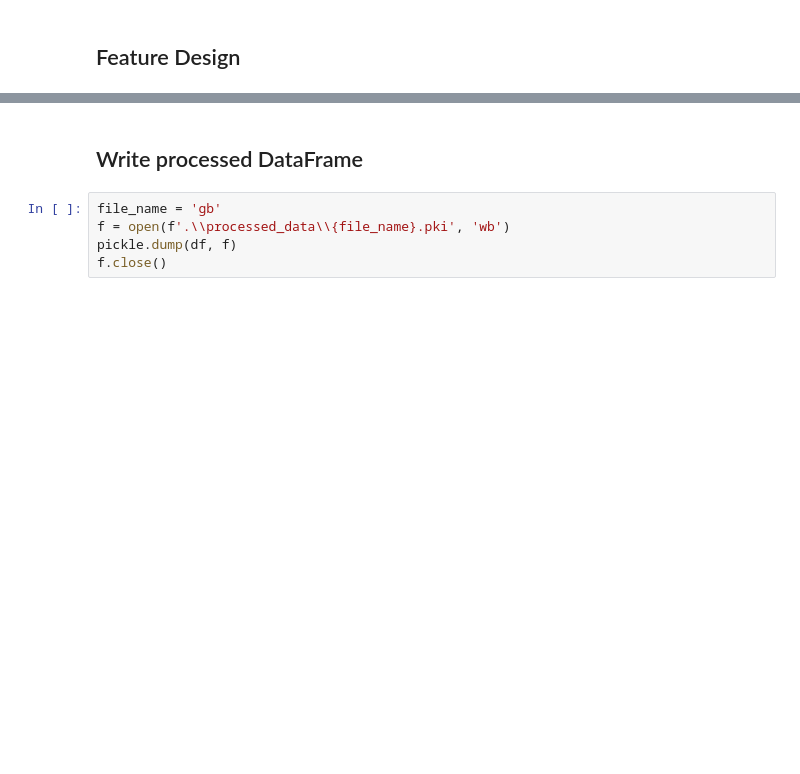
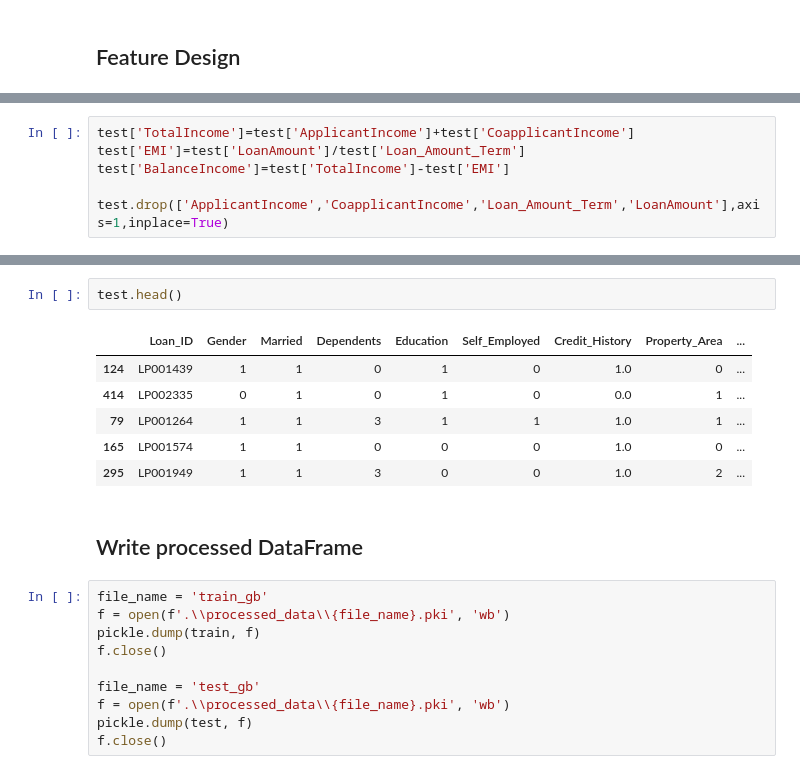
Before and after one commit to gabrieliUNC/ML-Loan-Prediction, a Jupyter notebook: process.ipynb, the cells around one changed output, grey strips where cells are left out. Saved outputs shown, nothing was run; the diff lists cells and outputs as text; blank space fills up the shorter version.

```diff
--- a/process.ipynb
+++ b/process.ipynb
@@ -150 +155,7 @@ df.drop(['ApplicantIncome','CoapplicantIncome','Loan_Amount_Term','LoanAmount'],
+# %%
+test['TotalIncome']=test['ApplicantIncome']+test['CoapplicantIncome']
+test['EMI']=test['LoanAmount']/test['Loan_Amount_Term']
+test['BalanceIncome']=test['TotalIncome']-test['EMI']
+
+test.drop(['ApplicantIncome','CoapplicantIncome','Loan_Amount_Term','LoanAmount'],axis=1,inplace=True)
 # %%
@@ -159,7 +170,21 @@ df.head()
+# %%
+test.head()
+# %% [output]
+|  | Loan_ID | Gender | Married | Dependents | Education | Self_Employed | Credit_History | Property_Area | ... |
+| 124 | LP001439 | 1 | 1 | 0 | 1 | 0 | 1.0 | 0 | ... |
+| 414 | LP002335 | 0 | 1 | 0 | 1 | 0 | 0.0 | 1 | ... |
+| 79 | LP001264 | 1 | 1 | 3 | 1 | 1 | 1.0 | 1 | ... |
+| 165 | LP001574 | 1 | 1 | 0 | 0 | 0 | 1.0 | 0 | ... |
+| 295 | LP001949 | 1 | 1 | 3 | 0 | 0 | 1.0 | 2 | ... |
 # %% [markdown]
 ## Write processed DataFrame
 # %%
-file_name = 'gb'
+file_name = 'train_gb'
 f = open(f'.\\processed_data\\{file_name}.pki', 'wb')
-pickle.dump(df, f)
+pickle.dump(train, f)
 f.close()
+
+file_name = 'test_gb'
+f = open(f'.\\processed_data\\{file_name}.pki', 'wb')
+pickle.dump(test, f)
+f.close()
```
Also changed, not shown: parts of 9 cells of this notebook, 10 other files.
